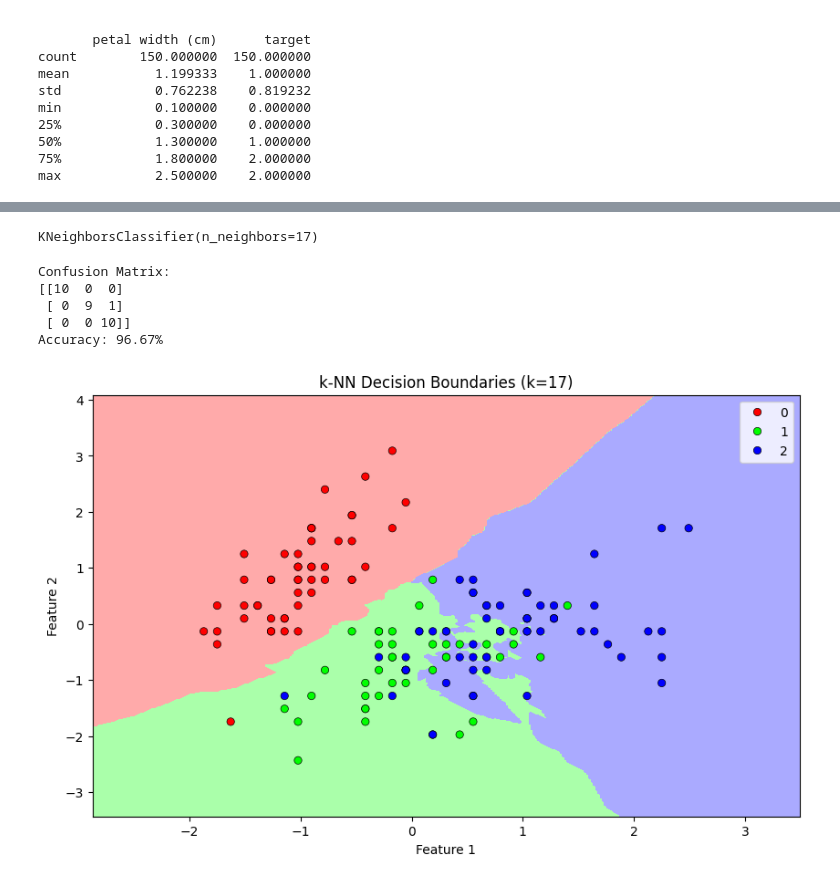
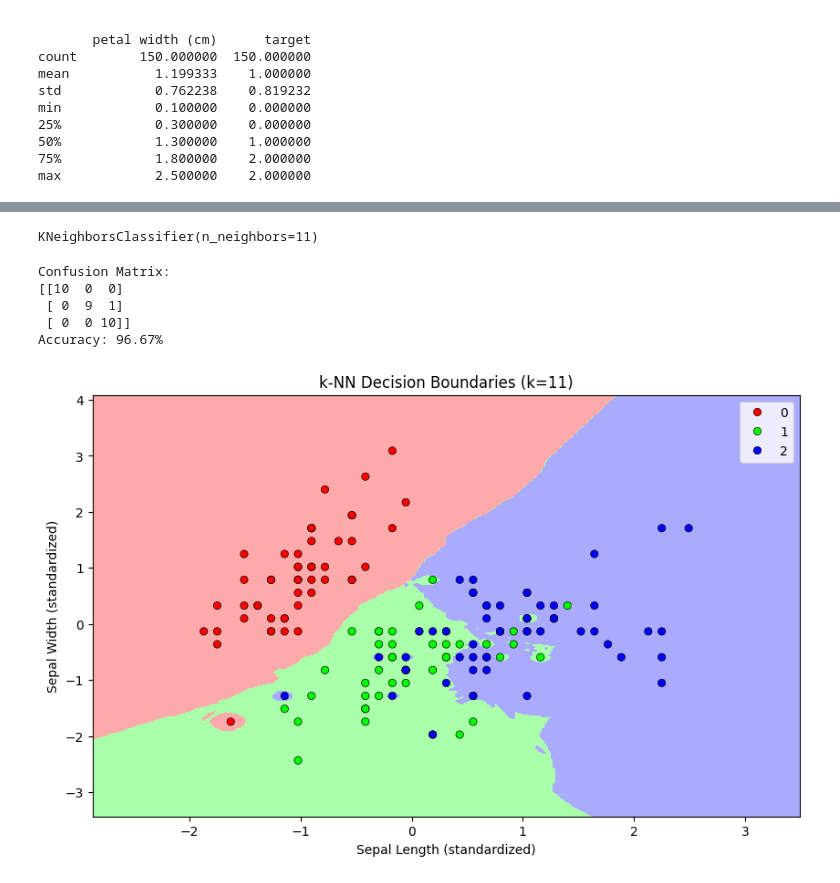
Before and after one commit to JiaYiBee/FIT3164, a Jupyter notebook: KenYangKNN.ipynb, the cells around one changed output, grey strips where cells are left out. Cells and saved outputs as stored; diff of their text form; code cells hidden in the pictures.

Commit message:
Chew Ken Yang - 3/10/2024 - KNN
Complete KNN of Iris Dataset

```diff
--- a/KenYangKNN.ipynb
+++ b/KenYangKNN.ipynb
@@ -96,10 +102,16 @@ Testing samples: 30
+# %%
+#Sepal features (Sepal Length and Sepal Width)
+X_sepal = X_scaled[:, :2]
+
+#Petal features (Petal Length and Petal Width)
+X_petal = X_scaled[:, 2:]
 # %%
-# Initialize KNN with k=5
-k = 17
+#Initialize KNN with k=11
+k = 11
 knn = KNeighborsClassifier(n_neighbors=k)
 
-# Train the model
+#Train the model
 knn.fit(X_train, y_train)
 # %% [output]
-KNeighborsClassifier(n_neighbors=17)
+KNeighborsClassifier(n_neighbors=11)
 # %%
@@ -118,62 +130,54 @@ Confusion Matrix:
  [ 0  0 10]]
 Accuracy: 96.67%
 # %%
-import numpy as np
-import matplotlib.pyplot as plt
-from matplotlib.colors import ListedColormap
-import seaborn as sns
+#Extract the species into numerical values
+label_encoder = LabelEncoder()
+y_encoded = label_encoder.fit_transform(y)
 
 def plot_decision_boundaries(X, y, classifier, title):
-    # Define the mesh grid
-    h = .02  # step size in the mesh
+    #Size of the mesh (small)
+    h = 0.02
+
+    #Minimum and maximum of x and y
     x_min, x_max = X[:, 0].min() - 1, X[:, 0].max() + 1
     y_min, y_max = X[:, 1].min() - 1, X[:, 1].max() + 1
+
+    #Create a grid
     xx, yy = np.meshgrid(np.arange(x_min, x_max, h),
                          np.arange(y_min, y_max, h))
 
-    # Predict classifications for each point in the mesh
+    #Using classifier to do the prediction
     Z = classifier.predict(np.c_[xx.ravel(), yy.ravel()])
+    Z = np.asarray(Z, dtype=np.float32)  # Ensure numeric format
     Z = Z.reshape(xx.shape)
 
-    # Define color maps
+    #Set the colour of plot (Red, Green, Blue)
     cmap_light = ListedColormap(['#FFAAAA', '#AAFFAA', '#AAAAFF'])
     cmap_bold = ListedColormap(['#FF0000', '#00FF00', '#0000FF'])
 
-    # Plot the contour and training examples
+    #Fill the background with the colours
     plt.figure(figsize=(10, 6))
     plt.contourf(xx, yy, Z, cmap=cmap_light)
 
-    # Only using the first two features for visualization
+    #Overlay the data points with sccatterplot
     sns.scatterplot(x=X[:, 0], y=X[:, 1], hue=y, palette=cmap_bold.colors, edgecolor='k')
-    plt.xlabel('Feature 1')
-    plt.ylabel('Feature 2')
+
+    #Title and labels for x and y axis
+    plt.xlabel('Sepal Length (standardized)')
+    plt.ylabel('Sepal Width (standardized)')
     plt.title(title)
     plt.show()
 
-# Import the dataset and necessary libraries
-from sklearn.datasets import load_iris
-from sklearn.model_selection import train_test_split
-from sklearn.preprocessing import StandardScaler
-from sklearn.neighbors import KNeighborsClassifier
+#Split the dataset into 80% training data and 20% testing data using only the sepal width and length
+X_train_sepal, X_test_sepal, y_train_sepal, y_test_sepal = train_test_split(
+    X_sepal, y_encoded, test_size=0.2, random_state=42, stratify=y_encoded
+)
 
-# Load the dataset
-iris = load_iris()
-X = iris.data[:, :2]  # Use only the first two features for visualization
-y = iris.target
+#Using the k above, train the data using the distance as the weigh
+knn = KNeighborsClassifier(n_neighbors=k, weights='distance')
+knn.fit(X_train_sepal, y_train_sepal)
 
-# Standardize the features
-scaler = StandardScaler()
-X_scaled = scaler.fit_transform(X)
-
-# Split the data into training and test sets
-X_train, X_test, y_train, y_test = train_test_split(X_scaled, y, test_size=0.2, random_state=42)
-
-# Train the KNN classifier
-k = 17
-knn_vis = KNeighborsClassifier(n_neighbors=k)
-knn_vis.fit(X_train, y_train)
-
-# Plot the decision boundaries
-plot_decision_boundaries(X_scaled, y, knn_vis, f'k-NN Decision Boundaries (k={k})')
+#Plot the graph of the KNN
+plot_decision_boundaries(X_sepal, y_encoded, knn, f'k-NN Decision Boundaries (k={k})')
 # %% [output]
-[figure, old version]
+[figure, new version]
```
Also changed, not shown: parts of 17 cells of this notebook.
